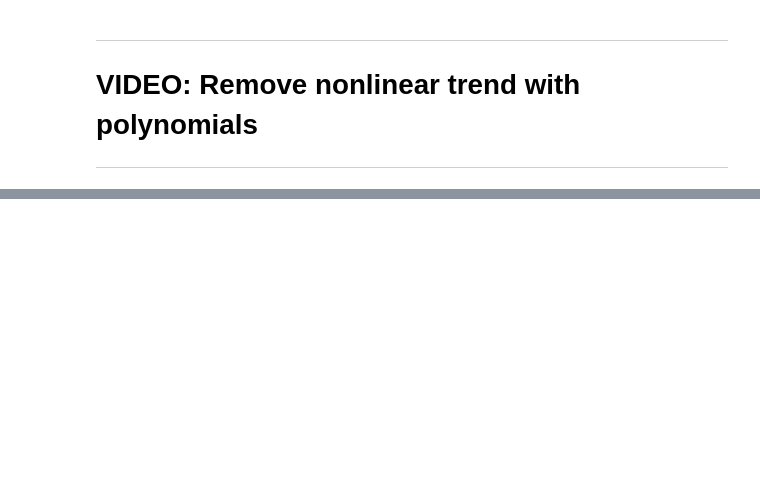
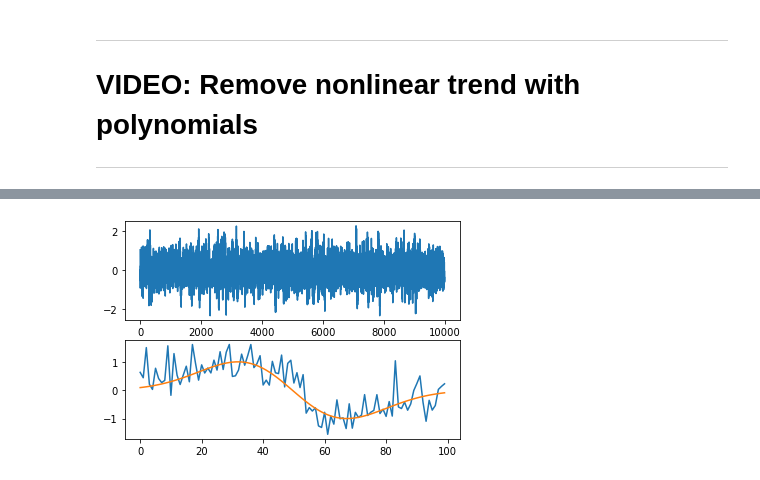
Before and after one commit to gabyborja/SignalProcessingUdemy, a Jupyter notebook: sigprocMXC_TimeSeriesDenoising/timeSeriesDenoising.ipynb, the cells around one changed output, grey strips where cells are left out. Saved outputs shown, nothing was run; the diff lists cells and outputs as text; code cells hidden in the pictures; blank space fills up the shorter version.

Commit message:
Add code for averaging multiple repetitions (time-synchronous averaging)

```diff
--- a/sigprocMXC_TimeSeriesDenoising/timeSeriesDenoising.ipynb
+++ b/sigprocMXC_TimeSeriesDenoising/timeSeriesDenoising.ipynb
@@ -426,0 +478,32 @@ plt.show()
+# %%
+## simulate data
+
+# create event (derivative of Gaussian)
+k = 100 # duration of event in time points
+event = np.diff(np.exp(-np.linspace(-2,2,k+1)**2))
+event = event/np.max(event) # normalize to max = 1
+
+# event onset times
+Nevents = 30
+onsettimes = np.random.permutation(10000 - k)
+onsettimes = onsettimes[0:Nevents]
+
+# put event into data
+data = np.zeros(10000)
+for ei in range(Nevents):
+    data[onsettimes[ei]:onsettimes[ei]+k] = event
+
+# add noise
+data = data + 0.5*np.random.randn(len(data))
+
+# plot data
+plt.subplot(211)
+plt.plot(data)
+
+# plot one event
+plt.subplot(212)
+plt.plot(range(k), data[onsettimes[3]:onsettimes[3]+k])
+plt.plot(range(k), event)
+plt.show()
+# %% [output]
+[figure, added]
```
Also changed, not shown: parts of 13 cells of this notebook.
